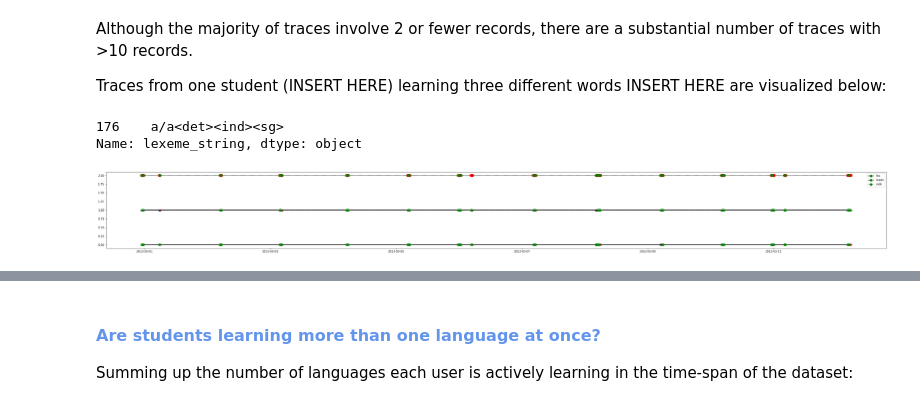
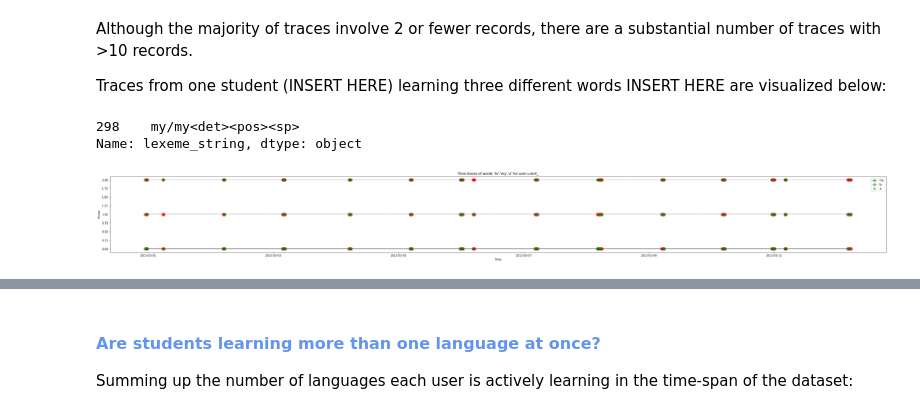
Before and after one commit to rts1988/Duolingo_spaced_repetition, a Jupyter notebook: 1_Introduction_basicEDA_Duolingo_spaced_repetition.ipynb, the cells around one changed output, grey strips where cells are left out. Saved outputs shown, nothing was run; the diff lists cells and outputs as text; code cells hidden in the pictures.

```diff
--- a/1_Introduction_basicEDA_Duolingo_spaced_repetition.ipynb
+++ b/1_Introduction_basicEDA_Duolingo_spaced_repetition.ipynb
@@ -501,8 +528,8 @@ for (L1,L2) in itertools.combinations(learnlang_list, 2): # iterating over every
   num_not_in_commonwords = len(not_in_commonwords)
 
   # computing and saving lexical similarity to dictionary
-  similar_over_different[(L1,L2)] = num_commonwords/num_not_in_commonwords
+  similar_over_different[frozenset([L1,L2])] = num_commonwords/num_not_in_commonwords
 # %%
-similar_over_different = pd.Series(similar_over_different)
-similar_over_different.sort_values(ascending=False)
+similar_over_different_ser = pd.Series(similar_over_different)
+similar_over_different_ser.sort_values(ascending=False)
 # %% [output]
@@ -524,0 +554,3 @@ dtype: float64
+# %%
+datadf['lang_frozenset'] = datadf[['learning_language','ui_language']].apply(lambda x: frozenset([x[0],x[1]]),axis=1)
+datadf['simoverdiff'] = datadf['lang_frozenset'].map(similar_over_different)
@@ -904,9 +982,9 @@ Although the majority of traces involve 2 or fewer records, there are a substant
 
 Traces from one student (INSERT HERE) learning three different words INSERT HERE are visualized below:
 # %%
-datadf.loc[datadf['lexeme_id']=='827a8ecb89f9b59ac5c29b620a5d3ed6','lexeme_string'].head(1)
+datadf.loc[datadf['lexeme_id']=='1e1f8d730c4ba99ad2873a7608324cf6','lexeme_string'].head(1)
 # %% [output]
-176    a/a<det><ind><sg>
+298    my/my<det><pos><sp>
 Name: lexeme_string, dtype: object
 # %%
 trace_1 = datadf.loc[(datadf['user_id']=='u:bcH_') & (datadf['lexeme_id']=='1e1f8d730c4ba99ad2873a7608324cf6'),['Datetime','p_forgot_bin']].sort_values(by='Datetime',ascending=True)
@@ -914,22 +992,25 @@ trace_2 = datadf.loc[(datadf['user_id']=='u:bcH_') & (datadf['lexeme_id']=='6d4c
 trace_3 = datadf.loc[(datadf['user_id']=='u:bcH_') & (datadf['lexeme_id']=='827a8ecb89f9b59ac5c29b620a5d3ed6'),['Datetime','p_forgot_bin']].sort_values(by='Datetime',ascending=True)
 # %%
 # INSERT HERE : change the names of the series based on the words., change labels in legend
-forgotten_1 = trace_his.loc[trace_his['p_forgot_bin']==1,'Datetime']
-remembered_1 = trace_his.loc[trace_his['p_forgot_bin']==0,'Datetime']
+forgotten_1 = trace_1.loc[trace_1['p_forgot_bin']==1,'Datetime']
+remembered_1 = trace_1.loc[trace_1['p_forgot_bin']==0,'Datetime']
 plt.figure(figsize=(50,5))
-plt.plot(forgotten_1.values,[0]*(forgotten_1.shape[0]),markerfacecolor='red',marker='o',color='black')
-plt.plot(remembered_1.values,[0]*(remembered_1.shape[0]),markerfacecolor='green',markeredgecolor = 'green',markersize=8,marker='o',color = 'black',label='his')
+plt.title("Time traces of words 'to','my','a' for user u:bcH_")
+plt.xlabel("Time")
+plt.ylabel("Traces")
+plt.plot(forgotten_1.values,[0]*(forgotten_1.shape[0]),markerfacecolor='red',marker='o',markeredgecolor = 'red',markersize = 10,color = 'black',alpha=0.4)
+plt.plot(remembered_1.values,[0]*(remembered_1.shape[0]),markerfacecolor='green',markeredgecolor = 'green',markersize=10,marker='o',color = 'black',label='my',alpha=0.4)
 
 forgotten_2 = trace_2.loc[trace_2['p_forgot_bin']==1,'Datetime']
 remembered_2 = trace_2.loc[trace_2['p_forgot_bin']==0,'Datetime']
-plt.plot(forgotten_2.values,[1]*(forgotten_2.shape[0]),markerfacecolor='red',marker='o',color='black')
-plt.plot(remembered_2.values,[1]*(remembered_2.shape[0]),markerfacecolor='green',markeredgecolor = 'green',markersize=8,marker='o',color = 'black',linestyle='--',label='reads')
+plt.plot(forgotten_2.values,[1]*(forgotten_2.shape[0]),markerfacecolor='red',marker='o',markeredgecolor = 'red',markersize = 10,color = 'black',alpha=0.4)
+plt.plot(remembered_2.values,[1]*(remembered_2.shape[0]),markerfacecolor='green',markeredgecolor = 'green',markersize=10,marker='o',color = 'black',linestyle='--',label='to',alpha=0.4)
 
 forgotten_3 = trace_3.loc[trace_3['p_forgot_bin']==1,'Datetime']
 remembered_3 = trace_3.loc[trace_3['p_forgot_bin']==0,'Datetime']
-plt.plot(forgotten_3.values,[2]*(forgotten_3.shape[0]),markerfacecolor='red',marker='o',markeredgecolor = 'red',markersize = 10,color = 'black',linestyle=':')
-plt.plot(remembered_3.values,[2]*(remembered_3.shape[0]),markerfacecolor='green',markeredgecolor = 'green',markersize=8,marker='o',color = 'black',linestyle=':',label='milk')
+plt.plot(forgotten_3.values,[2]*(forgotten_3.shape[0]),markerfacecolor='red',marker='o',markeredgecolor = 'red',markersize = 10,color = 'black',linestyle=':',alpha=0.4)
+plt.plot(remembered_3.values,[2]*(remembered_3.shape[0]),markerfacecolor='green',markeredgecolor = 'green',markersize=8,marker='o',color = 'black',linestyle=':',label='a',alpha=0.4)
 plt.legend()
 plt.show()
 # %% [output]
-[figure, old version]
+[figure, new version]
```
Also changed, not shown: parts of 41 cells of this notebook.
